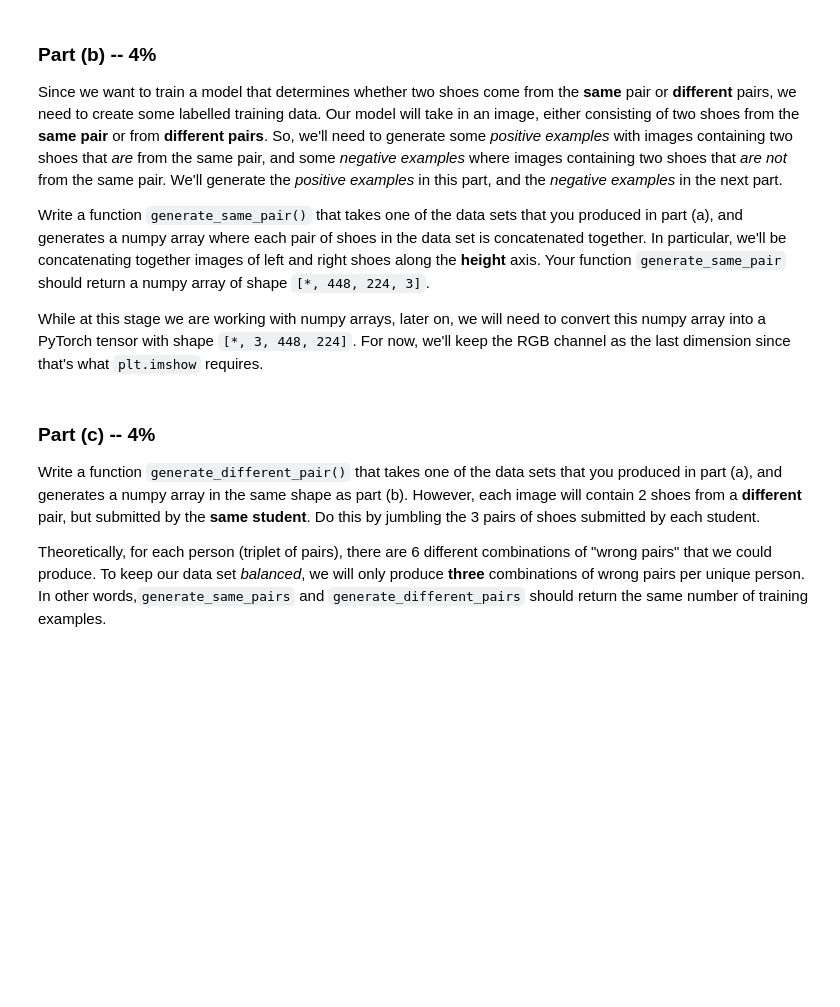
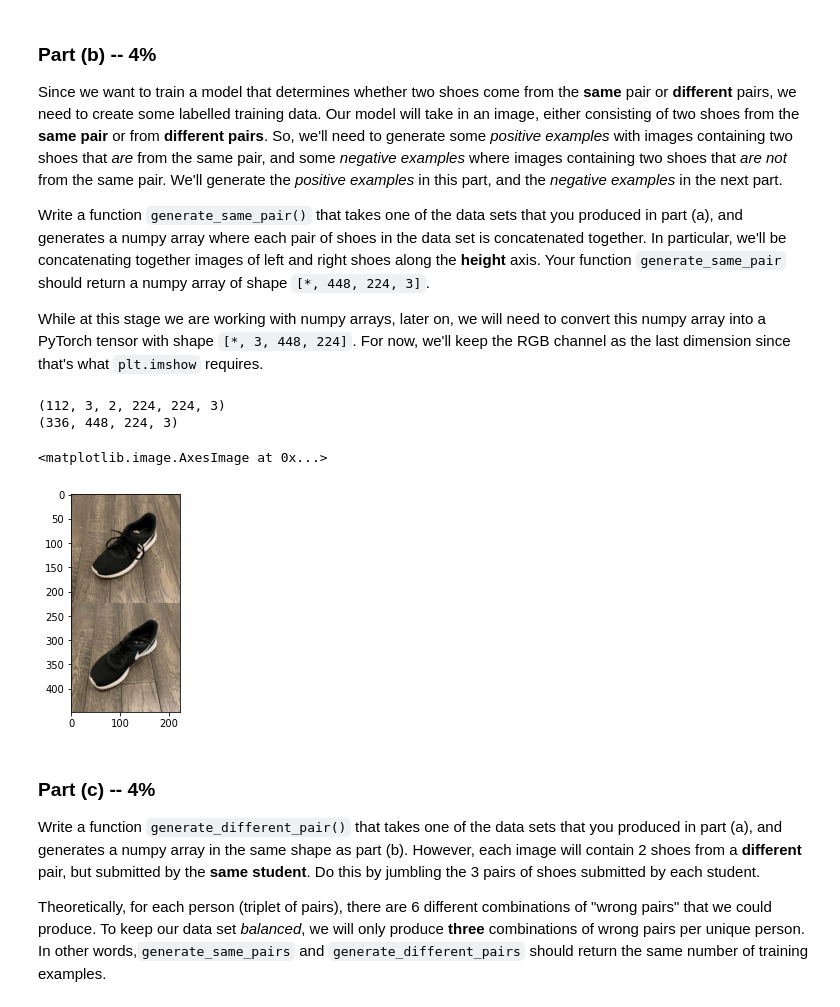
Before and after one commit to Yotamsil/DeepLearningEx3, a Jupyter notebook: Assignment3_ipynb.ipynb, the cells around one changed output. Saved outputs shown, nothing was run; the diff lists cells and outputs as text; code cells hidden in the pictures; blank space fills up the shorter version.

```diff
--- a/Assignment3_ipynb.ipynb
+++ b/Assignment3_ipynb.ipynb
@@ -158,12 +162,22 @@ While at this stage we are working with numpy arrays, later on, we will need to
 `[*, 3, 448, 224]`. For now, we'll keep the RGB channel as the last dimension since
 that's what `plt.imshow` requires.
 # %%
-# Your code goes here
+def generate_same_pair(dataset):
+  output = np.empty((1, 448, 224, 3))
+  for i in range(3):
+    tmp = np.concatenate((dataset[:,i,0,:,:,:],dataset[:,i,1,:,:,:]),1)
+    output = np.concatenate((output,tmp),0)
+  return output[1:,:,:,:]
 
 # Run this code, include the result with your PDF submission
 print(train_data.shape) # if this is [N, 3, 2, 224, 224, 3]
 print(generate_same_pair(train_data).shape) # should be [N*3, 448, 224, 3]
-plt.imshow(generate_same_pair(train_data)[0]) # should show 2 shoes from the same pair
+plt.imshow(generate_same_pair(train_data)[0] + 0.5) # should show 2 shoes from the same pair
+# %% [output]
+(112, 3, 2, 224, 224, 3)
+(336, 448, 224, 3)
+<matplotlib.image.AxesImage at 0x...>
+[figure, added]
 # %% [markdown]
 ### Part (c) -- 4%
 
```
Also changed, not shown: parts of 4 cells of this notebook.
